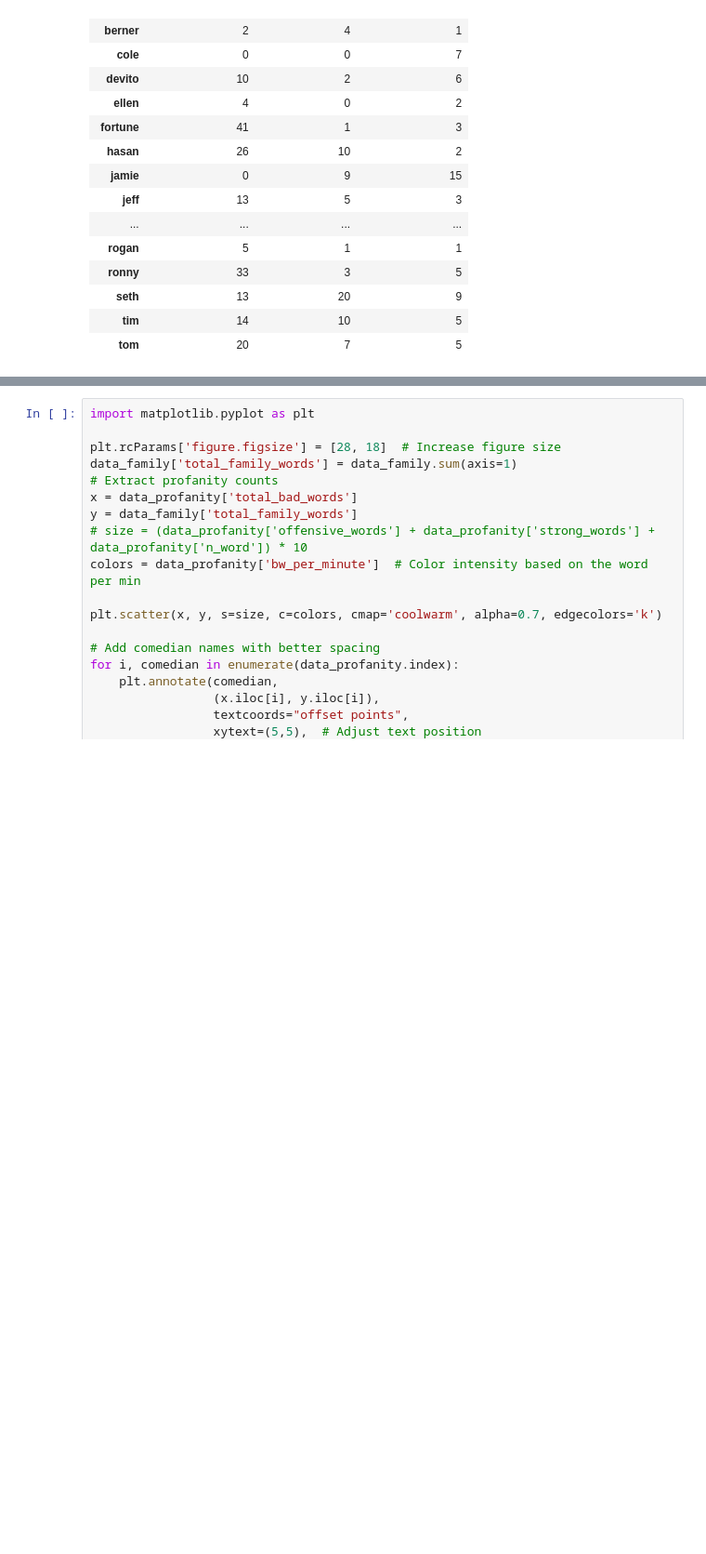
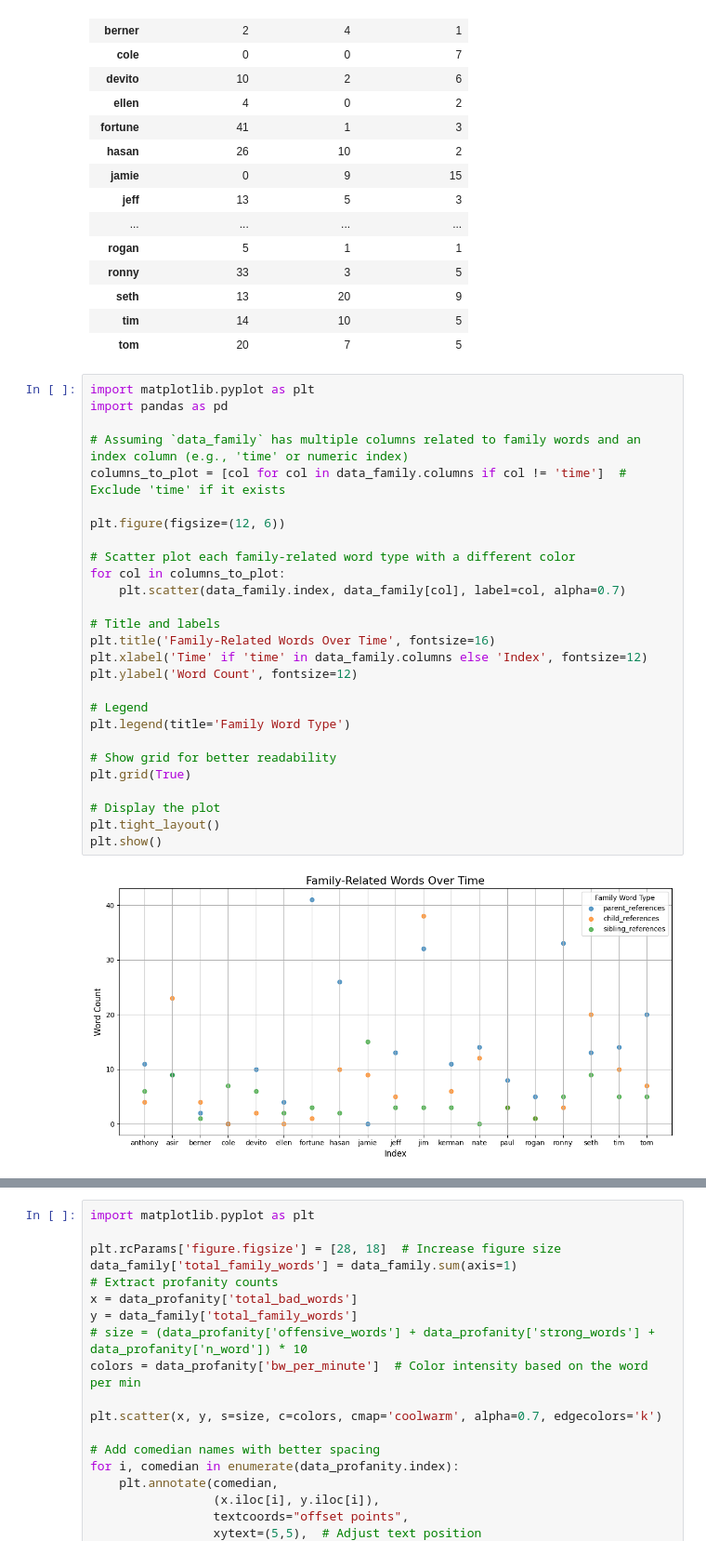
Before and after one commit to agamduggal/DataScienceAppl_NLP, a Jupyter notebook: NLP_in_Python_3_Exploratory_Data_Analysis.ipynb, the cells around one changed output, grey strips where cells are left out. Shown at 93% size. Cells and saved outputs as stored; diff of their text form; blank space fills up the shorter version.

```diff
--- a/NLP_in_Python_3_Exploratory_Data_Analysis.ipynb
+++ b/NLP_in_Python_3_Exploratory_Data_Analysis.ipynb
@@ -505,3 +515,32 @@ data_family
 | seth | 13 | 20 | 9 |
 | tim | 14 | 10 | 5 |
 | tom | 20 | 7 | 5 |
+# %%
+import matplotlib.pyplot as plt
+import pandas as pd
+
+# Assuming `data_family` has multiple columns related to family words and an index column (e.g., 'time' or numeric index)
+columns_to_plot = [col for col in data_family.columns if col != 'time']  # Exclude 'time' if it exists
+
+plt.figure(figsize=(12, 6))
+
+# Scatter plot each family-related word type with a different color
+for col in columns_to_plot:
+    plt.scatter(data_family.index, data_family[col], label=col, alpha=0.7)
+
+# Title and labels
+plt.title('Family-Related Words Over Time', fontsize=16)
+plt.xlabel('Time' if 'time' in data_family.columns else 'Index', fontsize=12)
+plt.ylabel('Word Count', fontsize=12)
+
+# Legend
+plt.legend(title='Family Word Type')
+
+# Show grid for better readability
+plt.grid(True)
+
+# Display the plot
+plt.tight_layout()
+plt.show()
+# %% [output]
+[figure, added]
```
Also changed, not shown: parts of 11 cells of this notebook.
